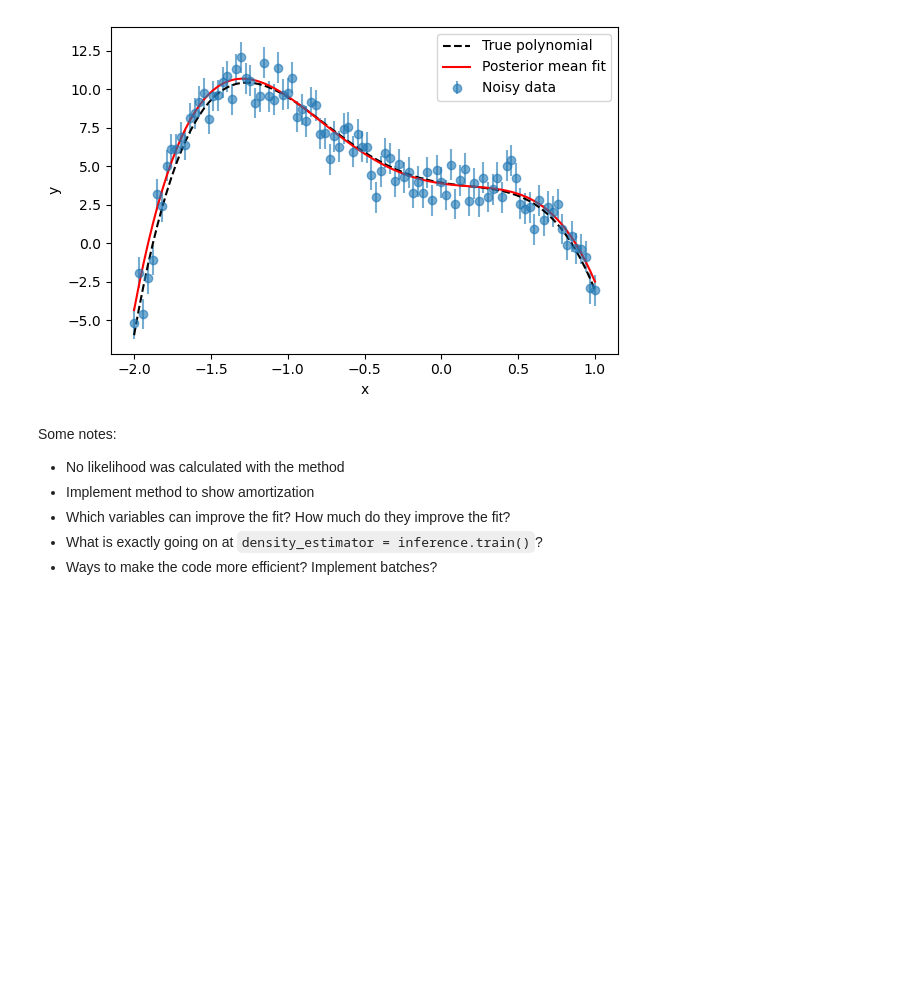
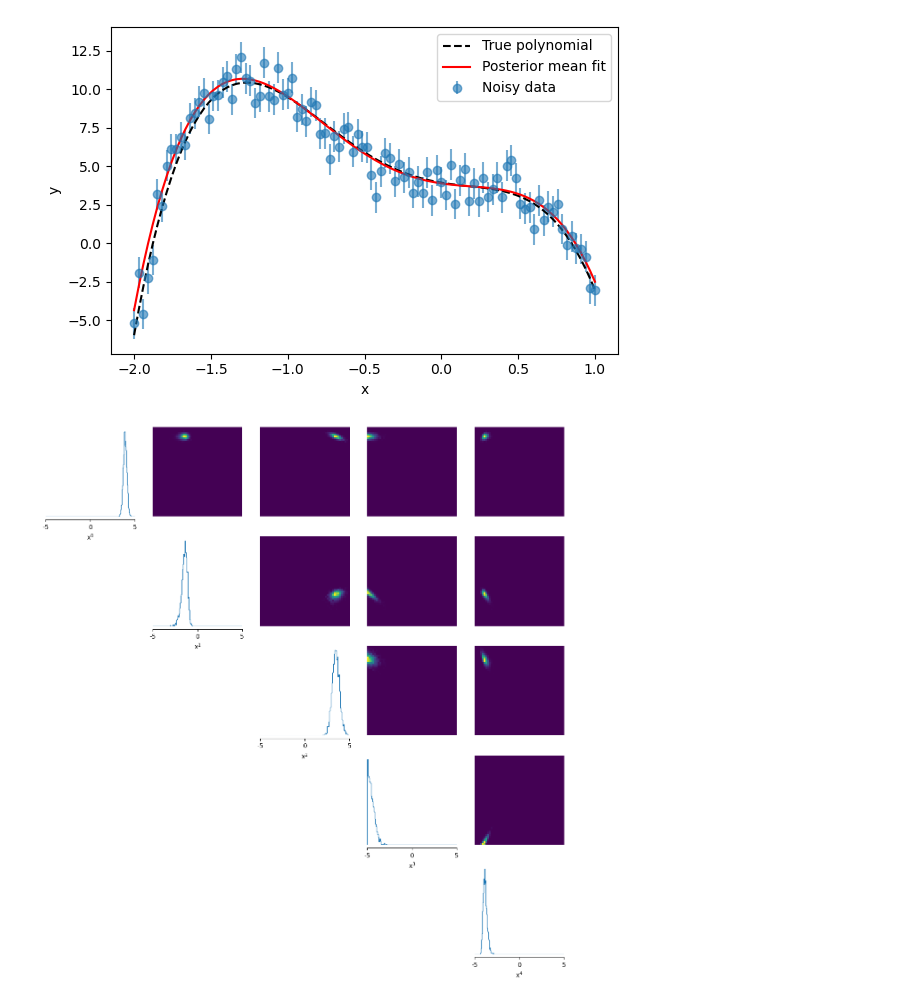
Before and after one commit to shubhamDgr/Simulation-based-inference-on-gravitational-wave-data, a Jupyter notebook: polynomial.ipynb, the cells around one changed output. Saved outputs shown, nothing was run; the diff lists cells and outputs as text; code cells hidden in the pictures; blank space fills up the shorter version.

```diff
--- a/polynomial.ipynb
+++ b/polynomial.ipynb
@@ -262,10 +306,12 @@ plt.tight_layout()
 plt.show()
 # %% [output]
 [figure]
-# %% [markdown]
-Some notes:
-* No likelihood was calculated with the method
-* Implement method to show amortization
-* Which variables can improve the fit? How much do they improve the fit?
-* What is exactly going on at `density_estimator = inference.train()`?
-* Ways to make the code more efficient? Implement batches?
+# %%
+_ = pairplot(
+    samples,
+    limits=[[-5, 5], [-5, 5], [-5, 5], [-5, 5], [-5, 5]],
+    figsize=(15, 15),
+    labels=labels
+)
+# %% [output]
+[figure, added]
```
Also changed, not shown: parts of 8 cells of this notebook.
